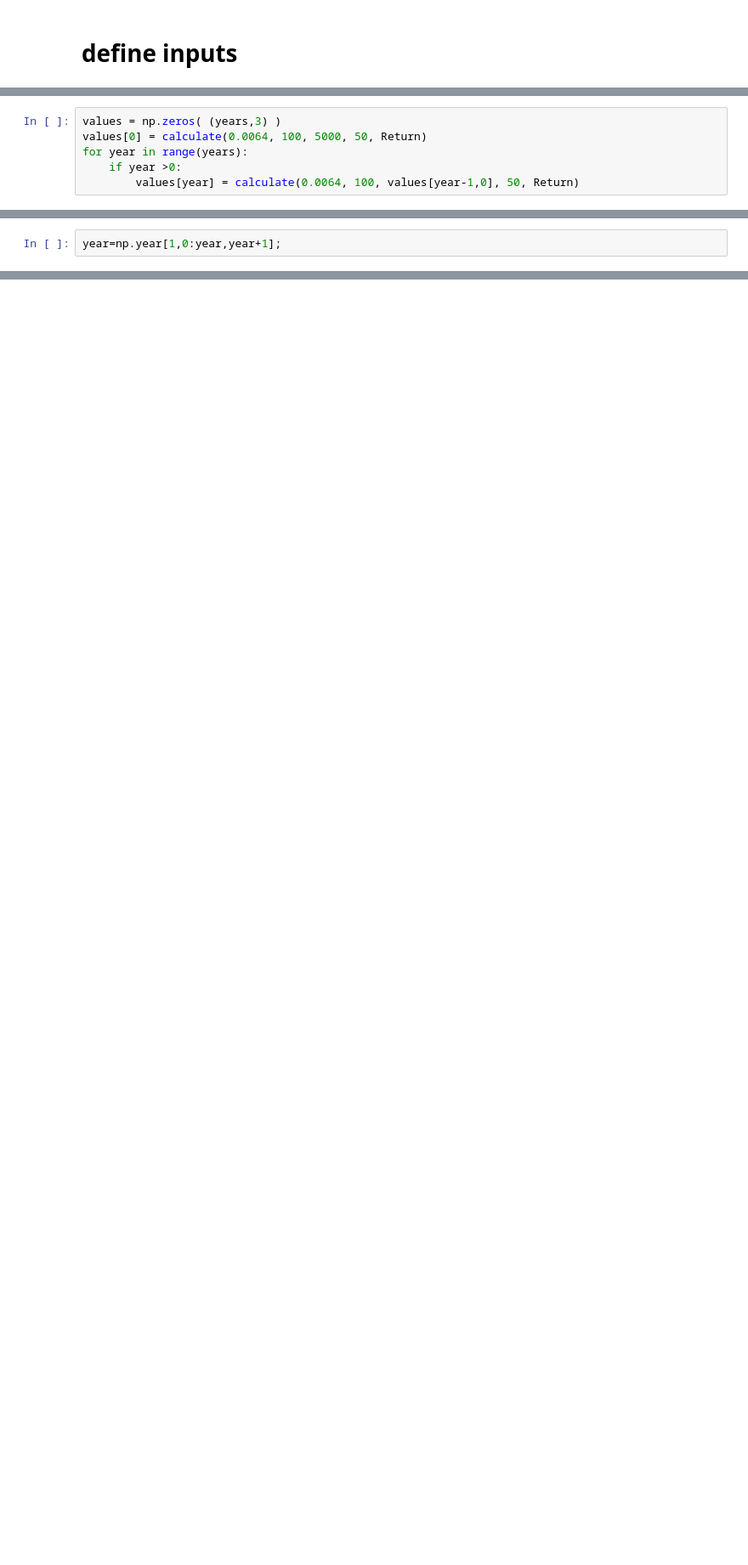
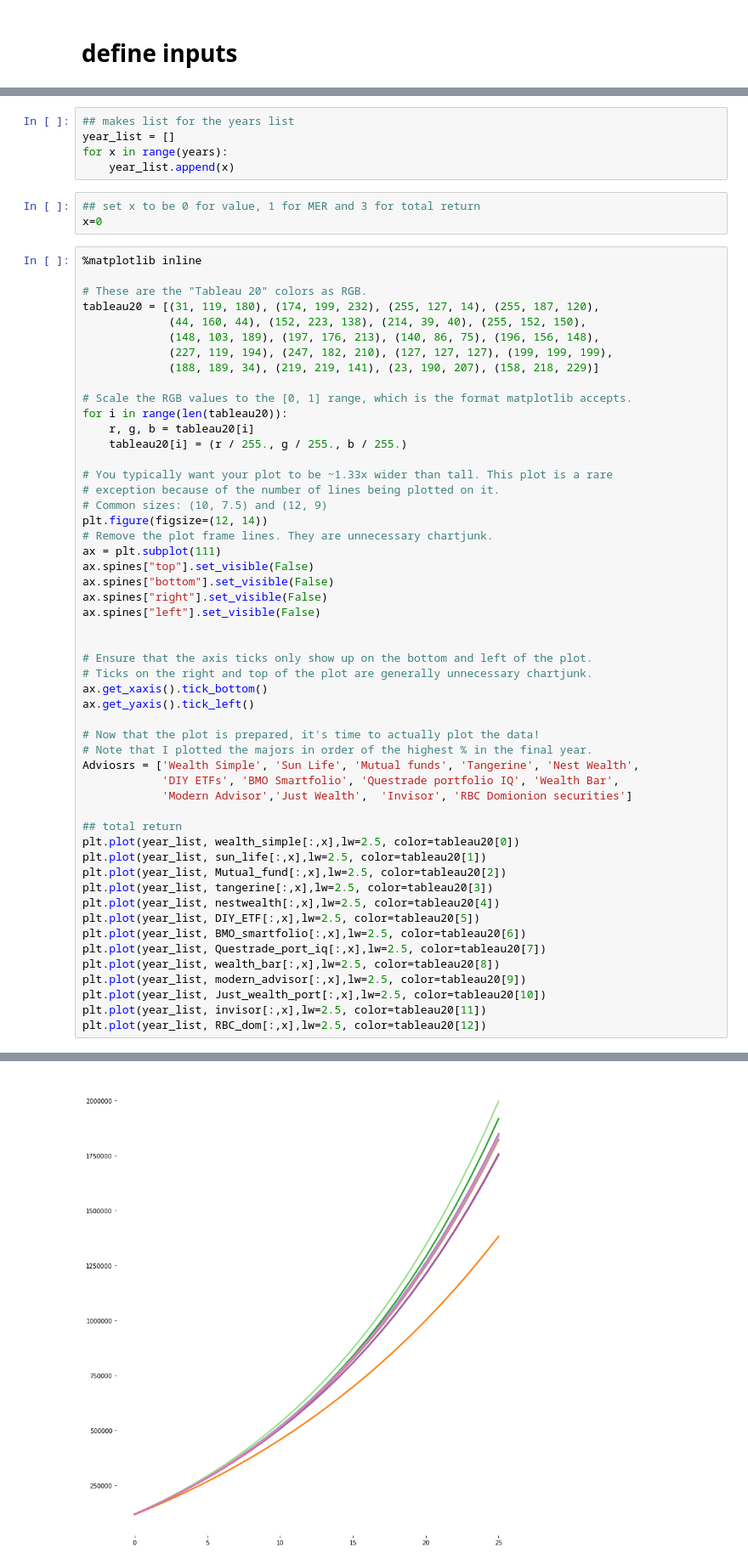
Before and after one commit to FinTrek/personal-finance-tools, a Jupyter notebook: robo advisor comparison/Robo Advisor Comparison.ipynb, the cells around one changed output, grey strips where cells are left out. Shown: that part at 85% size. Cells and saved outputs as stored; diff of their text form; blank space fills up the shorter version.

Commit message:
adding total cost analysis

```diff
--- a/robo advisor comparison/Robo Advisor Comparison.ipynb
+++ b/robo advisor comparison/Robo Advisor Comparison.ipynb
@@ -22,6 +17,0 @@ print(x)
-# %%
-values = np.zeros( (years,3) )
-values[0] = calculate(0.0064, 100, 5000, 50, Return)
-for year in range(years):
-    if year >0:
-        values[year] = calculate(0.0064, 100, values[year-1,0], 50, Return)
@@ -56,2 +17,0 @@ print(values[:,2])
-# %%
-year=np.year[1,0:year,year+1];
@@ -65,0 +232,61 @@ plt.plot(values[:,1], values[:,2])
+# %%
+## makes list for the years list
+year_list = []
+for x in range(years):
+    year_list.append(x)
+# %%
+## set x to be 0 for value, 1 for MER and 3 for total return
+x=0
+# %%
+%matplotlib inline
+
+# These are the "Tableau 20" colors as RGB.
+tableau20 = [(31, 119, 180), (174, 199, 232), (255, 127, 14), (255, 187, 120),
+             (44, 160, 44), (152, 223, 138), (214, 39, 40), (255, 152, 150),
+             (148, 103, 189), (197, 176, 213), (140, 86, 75), (196, 156, 148),
+             (227, 119, 194), (247, 182, 210), (127, 127, 127), (199, 199, 199),
+             (188, 189, 34), (219, 219, 141), (23, 190, 207), (158, 218, 229)]
+
+# Scale the RGB values to the [0, 1] range, which is the format matplotlib accepts.
+for i in range(len(tableau20)):
+    r, g, b = tableau20[i]
+    tableau20[i] = (r / 255., g / 255., b / 255.)
+
+# You typically want your plot to be ~1.33x wider than tall. This plot is a rare
+# exception because of the number of lines being plotted on it.
+# Common sizes: (10, 7.5) and (12, 9)
+plt.figure(figsize=(12, 14))
+# Remove the plot frame lines. They are unnecessary chartjunk.
+ax = plt.subplot(111)
+ax.spines["top"].set_visible(False)
+ax.spines["bottom"].set_visible(False)
+ax.spines["right"].set_visible(False)
+ax.spines["left"].set_visible(False)
+
+
+# Ensure that the axis ticks only show up on the bottom and left of the plot.
+# Ticks on the right and top of the plot are generally unnecessary chartjunk.
+ax.get_xaxis().tick_bottom()
+ax.get_yaxis().tick_left()
+
+# Now that the plot is prepared, it's time to actually plot the data!
+# Note that I plotted the majors in order of the highest % in the final year.
+Adviosrs = ['Wealth Simple', 'Sun Life', 'Mutual funds', 'Tangerine', 'Nest Wealth',
+            'DIY ETFs', 'BMO Smartfolio', 'Questrade portfolio IQ', 'Wealth Bar',
+            'Modern Advisor','Just Wealth',  'Invisor', 'RBC Domionion securities']
+
+## total return
+plt.plot(year_list, wealth_simple[:,x],lw=2.5, color=tableau20[0])
+plt.plot(year_list, sun_life[:,x],lw=2.5, color=tableau20[1])
+plt.plot(year_list, Mutual_fund[:,x],lw=2.5, color=tableau20[2])
+plt.plot(year_list, tangerine[:,x],lw=2.5, color=tableau20[3])
+plt.plot(year_list, nestwealth[:,x],lw=2.5, color=tableau20[4])
+plt.plot(year_list, DIY_ETF[:,x],lw=2.5, color=tableau20[5])
+plt.plot(year_list, BMO_smartfolio[:,x],lw=2.5, color=tableau20[6])
+plt.plot(year_list, Questrade_port_iq[:,x],lw=2.5, color=tableau20[7])
+plt.plot(year_list, wealth_bar[:,x],lw=2.5, color=tableau20[8])
+plt.plot(year_list, modern_advisor[:,x],lw=2.5, color=tableau20[9])
+plt.plot(year_list, Just_wealth_port[:,x],lw=2.5, color=tableau20[10])
+plt.plot(year_list, invisor[:,x],lw=2.5, color=tableau20[11])
+plt.plot(year_list, RBC_dom[:,x],lw=2.5, color=tableau20[12])
+# %% [output]
@@ -65,0 +294 @@ plt.plot(values[:,1], values[:,2])
+[figure, added]
```
Also changed, not shown: parts of 13 cells of this notebook.
